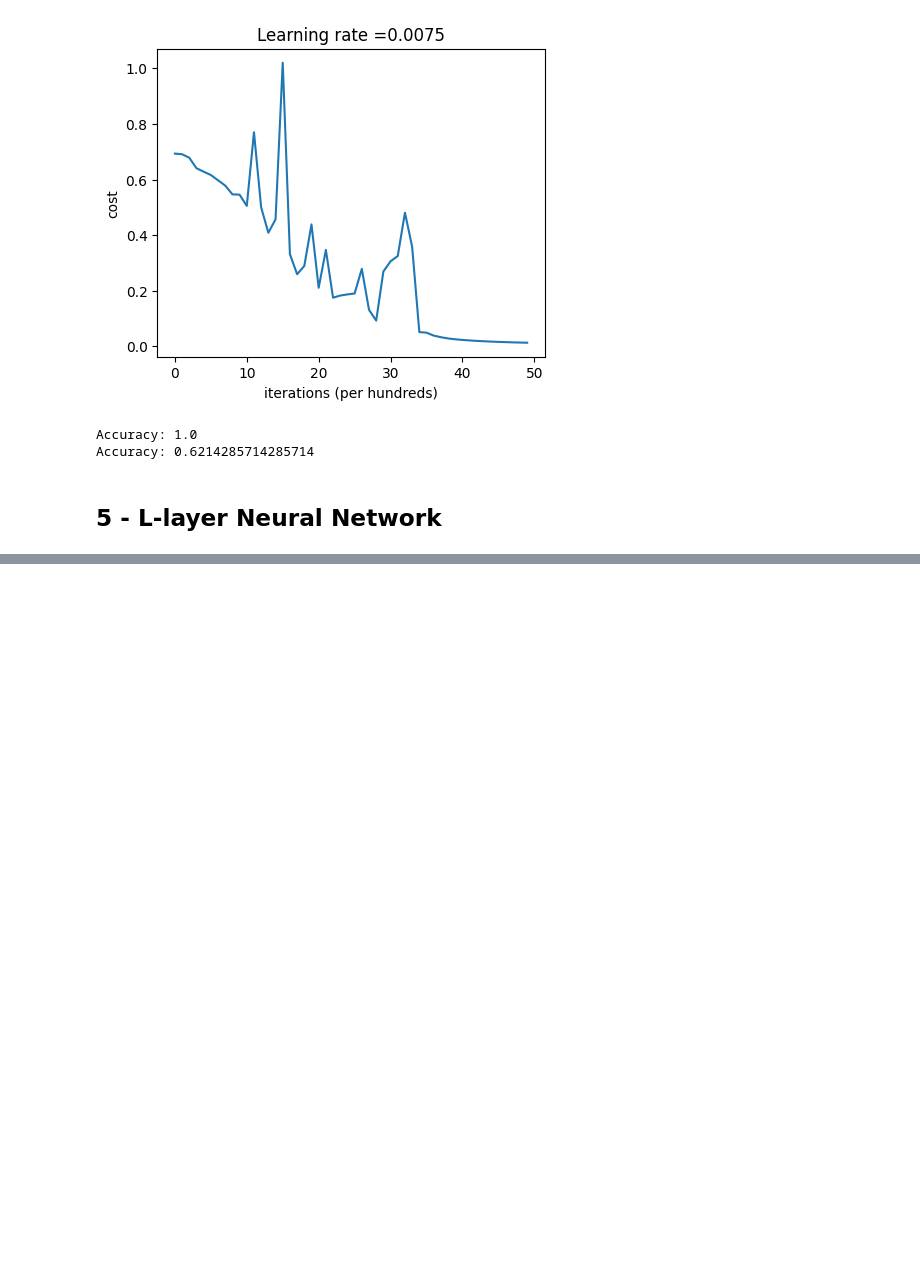
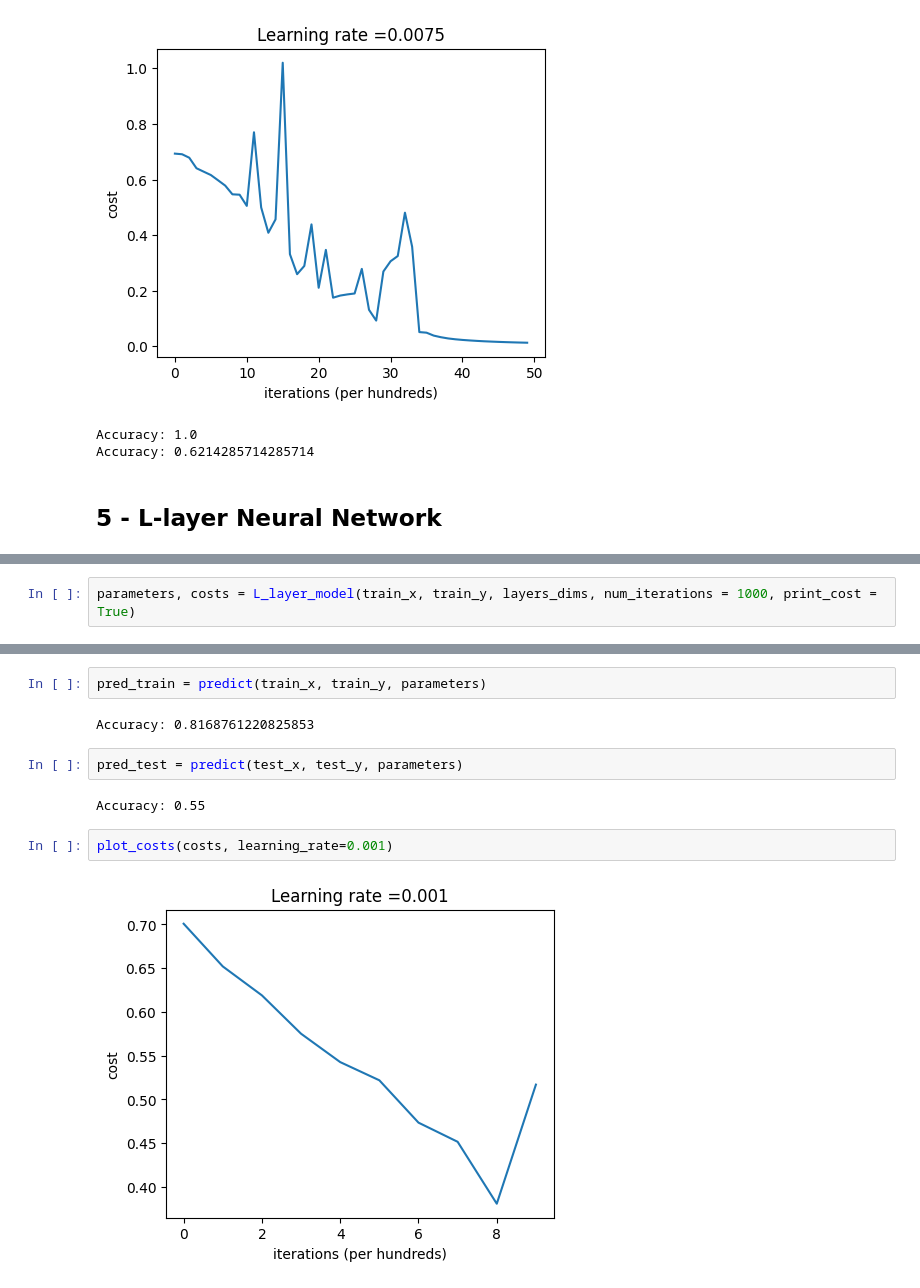
Before and after one commit to LichtLiu/NYCU_DL_Final, a Jupyter notebook: NYCU_DL_Final.ipynb, the cells around one changed output, grey strips where cells are left out. Drawn from its saved outputs; the diff is of its cells as text; blank space fills up the shorter version.

```diff
--- a/NYCU_DL_Final.ipynb
+++ b/NYCU_DL_Final.ipynb
@@ -848,0 +854,2 @@ Accuracy: 0.6142857142857143
+# %%
+parameters, costs = L_layer_model(train_x, train_y, layers_dims, num_iterations = 1000, print_cost = True)
@@ -848,0 +868,12 @@ Accuracy: 0.6142857142857143
+# %%
+pred_train = predict(train_x, train_y, parameters)
+# %% [output]
+Accuracy: 0.8168761220825853
+# %%
+pred_test = predict(test_x, test_y, parameters)
+# %% [output]
+Accuracy: 0.55
+# %%
+plot_costs(costs, learning_rate=0.001)
+# %% [output]
+[figure, added]
```
Also changed, not shown: parts of 26 cells of this notebook.
